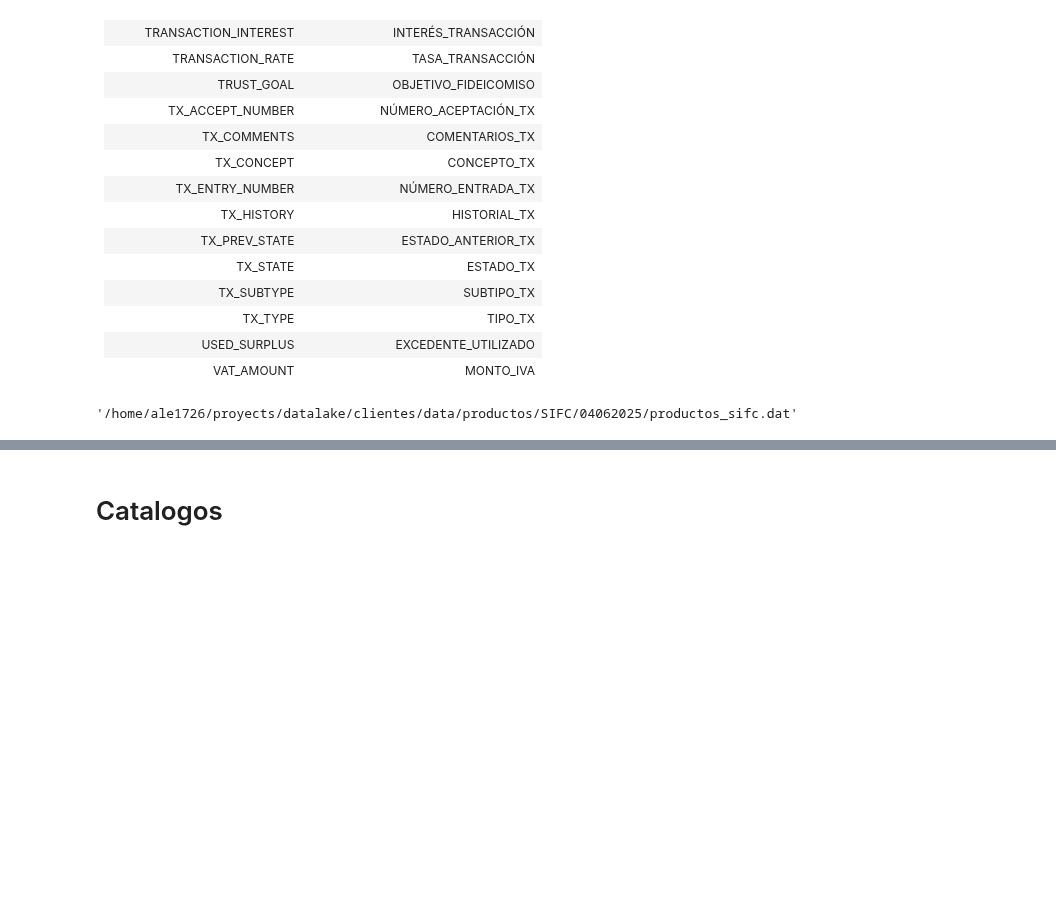
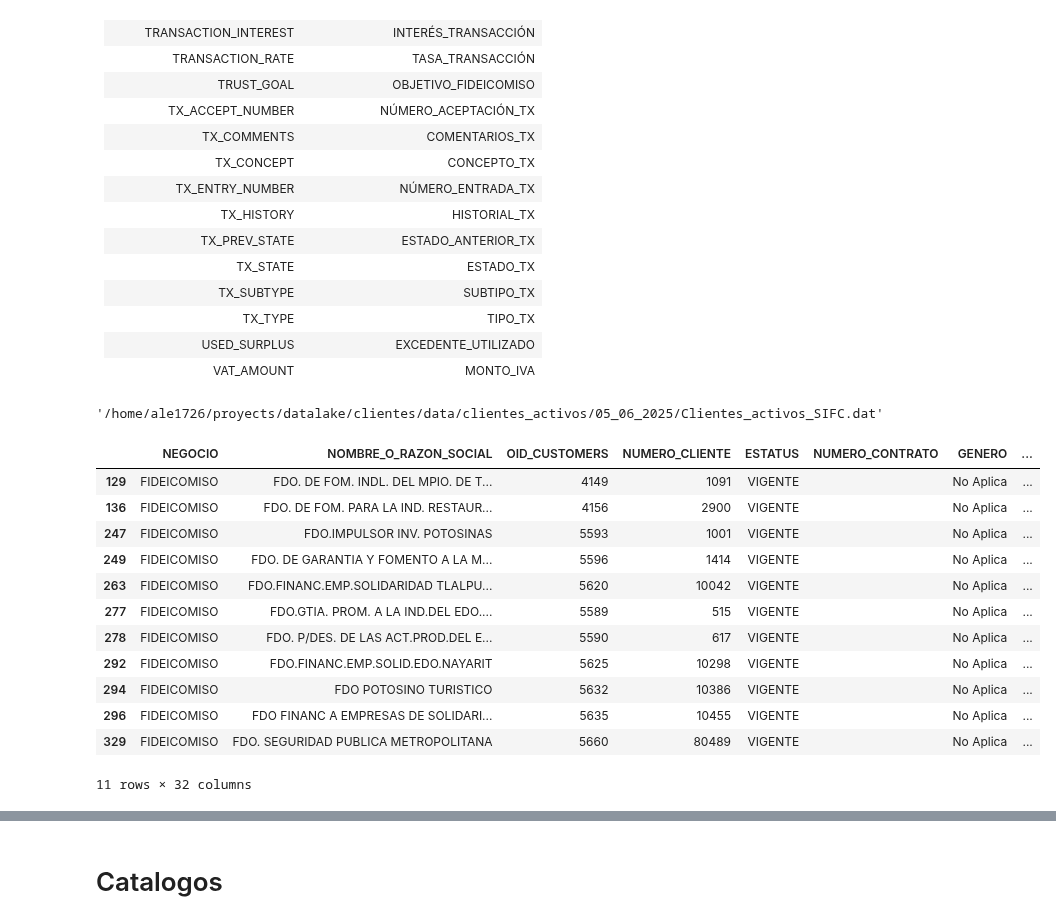
Before and after one commit to Ale1726/clientes_eda, a Jupyter notebook: productos_sifc.ipynb, the cells around one changed output, grey strips where cells are left out. Drawn from its saved outputs; the diff is of its cells as text; code cells hidden in the pictures; blank space fills up the shorter version.

```diff
--- a/productos_sifc.ipynb
+++ b/productos_sifc.ipynb
@@ -289,4 +338,4 @@ WITH CLIENTES_ACTIVOS AS (
 # %%
-get_table("/home/ale1726/proyects/datalake/clientes/data/productos/SIFC/04062025", db_sifc, "productos_sifc", query=query)
+get_table("/home/ale1726/proyects/datalake/clientes/data/clientes_activos/05_06_2025", db_sifc, "Clientes_activos_SIFC", query=query_clts_activos)
 # %% [output]
-'/home/ale1726/proyects/datalake/clientes/data/productos/SIFC/04062025/productos_sifc.dat'
+'/home/ale1726/proyects/datalake/clientes/data/clientes_activos/05_06_2025/Clientes_activos_SIFC.dat'
@@ -294,0 +371,16 @@ df  = pd.read_csv("/home/ale1726/proyects/datalake/clientes/data/productos/SIFC/
+# %%
+df[df["NOMBRE_O_RAZON_SOCIAL"].str.contains("FD")]
+# %% [output]
+|  | NEGOCIO | NOMBRE_O_RAZON_SOCIAL | OID_CUSTOMERS | NUMERO_CLIENTE | ESTATUS | NUMERO_CONTRATO | GENERO | ... |
+| 129 | FIDEICOMISO | FDO. DE FOM. INDL. DEL MPIO. DE T... | 4149 | 1091 | VIGENTE |  | No Aplica | ... |
+| 136 | FIDEICOMISO | FDO. DE FOM. PARA LA IND. RESTAUR... | 4156 | 2900 | VIGENTE |  | No Aplica | ... |
+| 247 | FIDEICOMISO | FDO.IMPULSOR INV. POTOSINAS | 5593 | 1001 | VIGENTE |  | No Aplica | ... |
+| 249 | FIDEICOMISO | FDO. DE GARANTIA Y FOMENTO A LA M... | 5596 | 1414 | VIGENTE |  | No Aplica | ... |
+| 263 | FIDEICOMISO | FDO.FINANC.EMP.SOLIDARIDAD TLALPU... | 5620 | 10042 | VIGENTE |  | No Aplica | ... |
+| 277 | FIDEICOMISO | FDO.GTIA. PROM. A LA IND.DEL EDO.... | 5589 | 515 | VIGENTE |  | No Aplica | ... |
+| 278 | FIDEICOMISO | FDO. P/DES. DE LAS ACT.PROD.DEL E... | 5590 | 617 | VIGENTE |  | No Aplica | ... |
+| 292 | FIDEICOMISO | FDO.FINANC.EMP.SOLID.EDO.NAYARIT | 5625 | 10298 | VIGENTE |  | No Aplica | ... |
+| 294 | FIDEICOMISO | FDO POTOSINO TURISTICO | 5632 | 10386 | VIGENTE |  | No Aplica | ... |
+| 296 | FIDEICOMISO | FDO FINANC A EMPRESAS DE SOLIDARI... | 5635 | 10455 | VIGENTE |  | No Aplica | ... |
+| 329 | FIDEICOMISO | FDO. SEGURIDAD PUBLICA METROPOLITANA | 5660 | 80489 | VIGENTE |  | No Aplica | ... |
+11 rows × 32 columns
```
Also changed, not shown: parts of 12 cells of this notebook, 4 other files.
